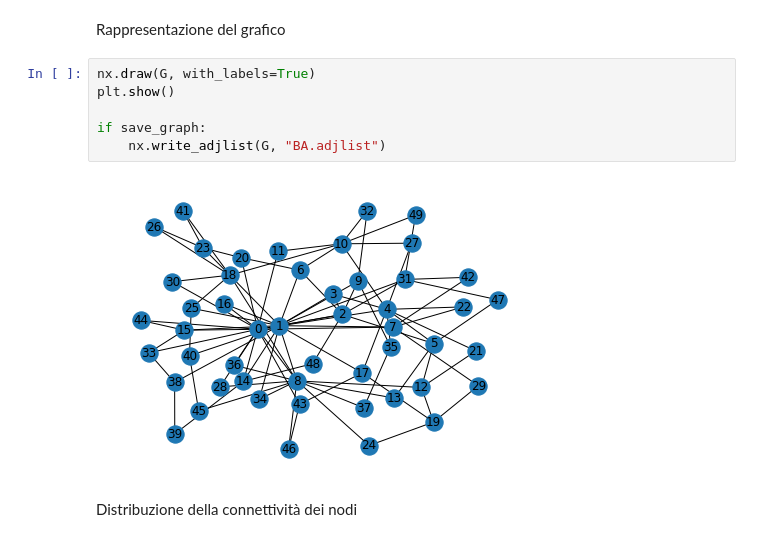
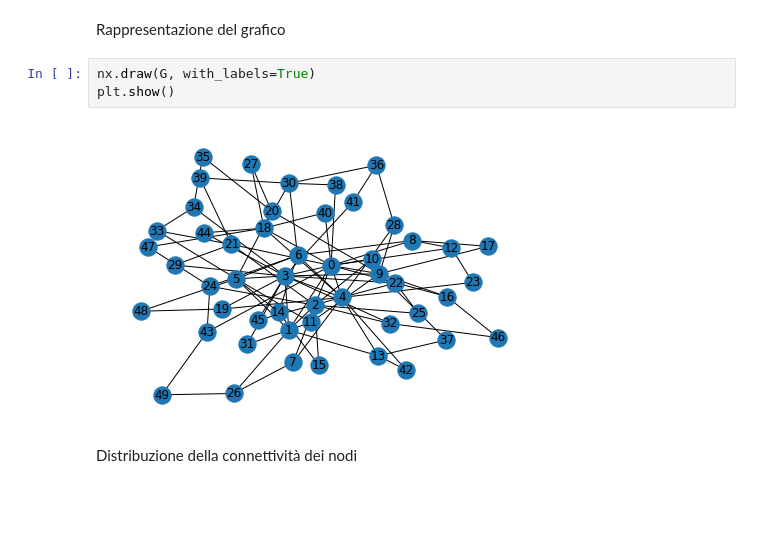
Before and after one commit to Ferri-00/Esame-Complessi, a Jupyter notebook: BarabasiAlbert.ipynb, the cells around one changed output. Cells and saved outputs as stored; diff of their text form; blank space fills up the shorter version.

```diff
--- a/BarabasiAlbert.ipynb
+++ b/BarabasiAlbert.ipynb
@@ -28,11 +25,8 @@ Rappresentazione del grafico
 # %%
 nx.draw(G, with_labels=True)
 plt.show()
-
-if save_graph:
-    nx.write_adjlist(G, "BA.adjlist")
 # %% [output]
-[figure, old version]
+[figure, new version]
 # %% [markdown]
 Distribuzione della connettività dei nodi
 # %%
```
Also changed, not shown: parts of 17 cells of this notebook, 11 other files.
